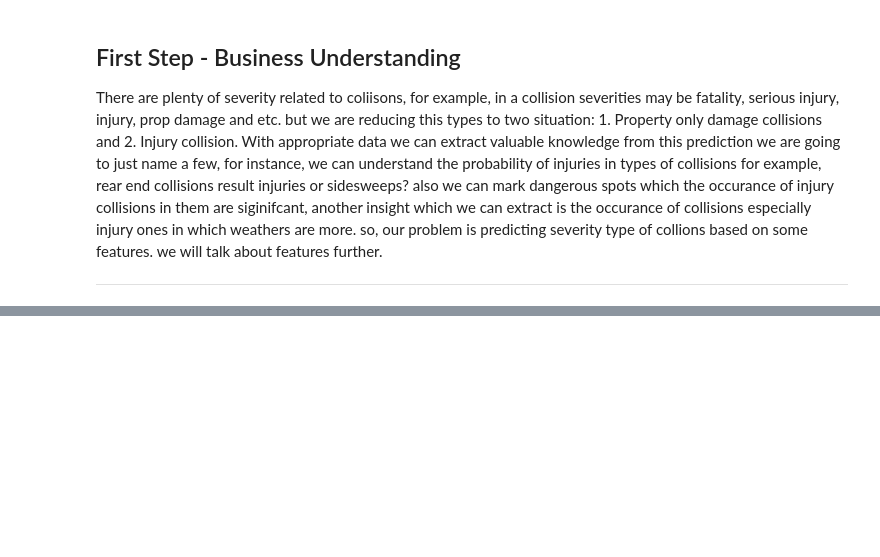
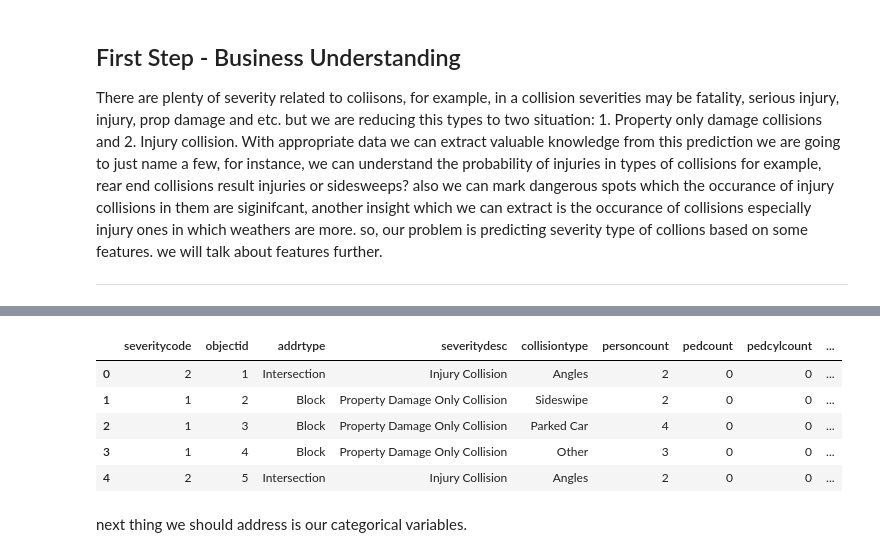
Before and after one commit to RaminFerdos/Coursera_Capstone, a Jupyter notebook: Coursera-Capstone-Collision Dataset.ipynb, the cells around one changed output, grey strips where cells are left out. Saved outputs shown, nothing was run; the diff lists cells and outputs as text; code cells hidden in the pictures; blank space fills up the shorter version.

```diff
--- a/Coursera-Capstone-Collision Dataset.ipynb
+++ b/Coursera-Capstone-Collision Dataset.ipynb
@@ -36,0 +118,32 @@ Hello Capstone Project Course!
+# %%
+test = collisions
+test['speeding'] = test['speeding'].replace(np.nan, 0)
+test['speeding'] = test['speeding'].replace('Y', 1)
+
+test['pedrownotgrnt'] = test['pedrownotgrnt'].replace(np.nan, 0)
+test['pedrownotgrnt'] = test['pedrownotgrnt'].replace('Y', 1)
+
+test['underinfl'] = test['underinfl'].replace('N', 0)
+test['underinfl'] = test['underinfl'].replace('0', 0)
+test['underinfl'] = test['underinfl'].replace(np.nan, 0)
+test['underinfl'] = test['underinfl'].replace('Y', 1)
+test['underinfl'] = test['underinfl'].replace('1', 1)
+test['underinfl'] = test['underinfl'].astype(int)
+
+test['inattentionind'] = test['inattentionind'].replace(np.nan, 0)
+test['inattentionind'] = test['inattentionind'].replace('Y', 1)
+
+test['hitparkedcar'] = test['hitparkedcar'].replace('N', 0)
+test['hitparkedcar'] = test['hitparkedcar'].replace('Y', 1)
+# %%
+collisions = test
+collisions.head()
+# %% [output]
+|  | severitycode | objectid | addrtype | severitydesc | collisiontype | personcount | pedcount | pedcylcount | ... |
+| 0 | 2 | 1 | Intersection | Injury Collision | Angles | 2 | 0 | 0 | ... |
+| 1 | 1 | 2 | Block | Property Damage Only Collision | Sideswipe | 2 | 0 | 0 | ... |
+| 2 | 1 | 3 | Block | Property Damage Only Collision | Parked Car | 4 | 0 | 0 | ... |
+| 3 | 1 | 4 | Block | Property Damage Only Collision | Other | 3 | 0 | 0 | ... |
+| 4 | 2 | 5 | Intersection | Injury Collision | Angles | 2 | 0 | 0 | ... |
+# %% [markdown]
+next thing we should address is our categorical variables.
```
Also changed, not shown: parts of 17 cells of this notebook, 1 other file.
